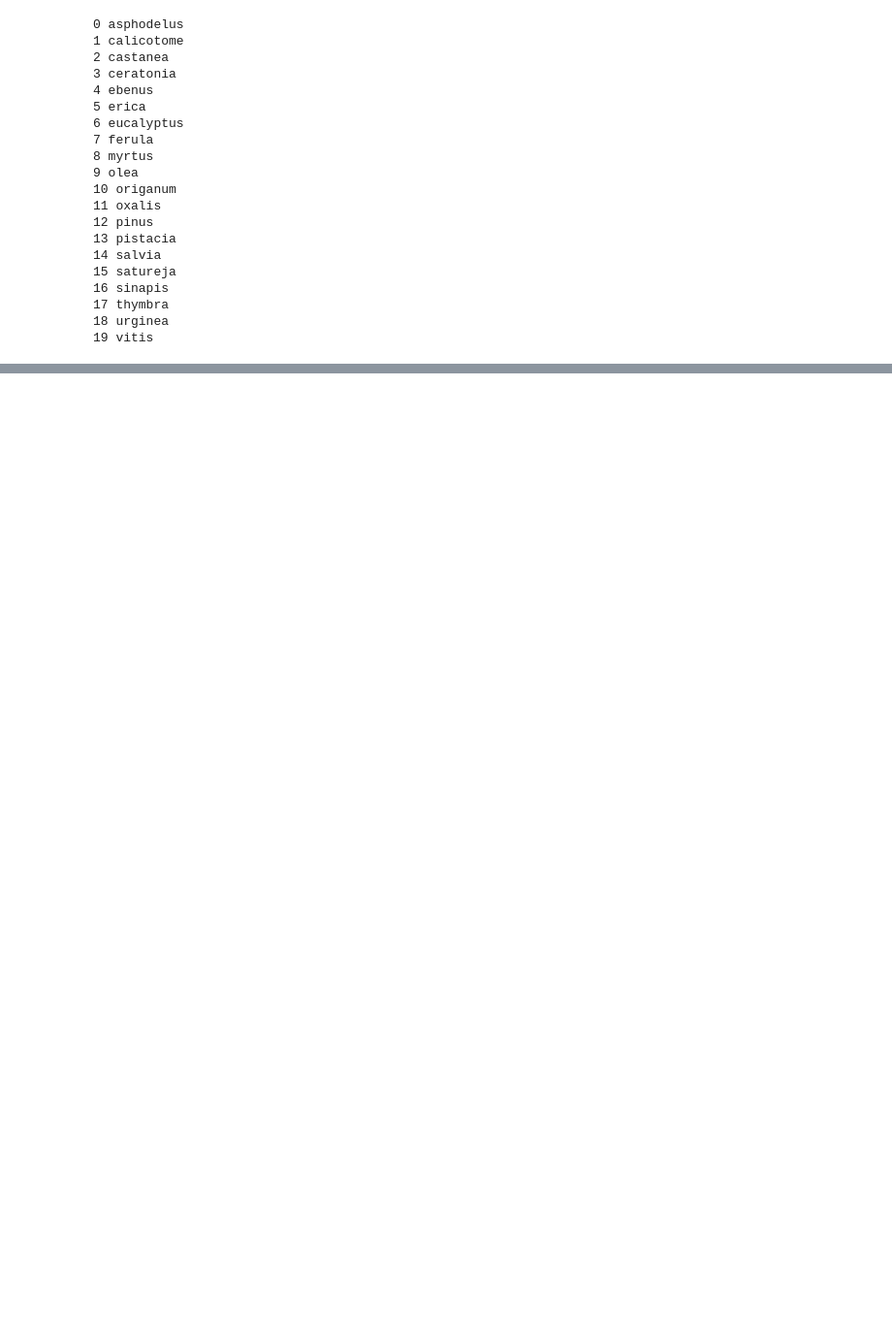
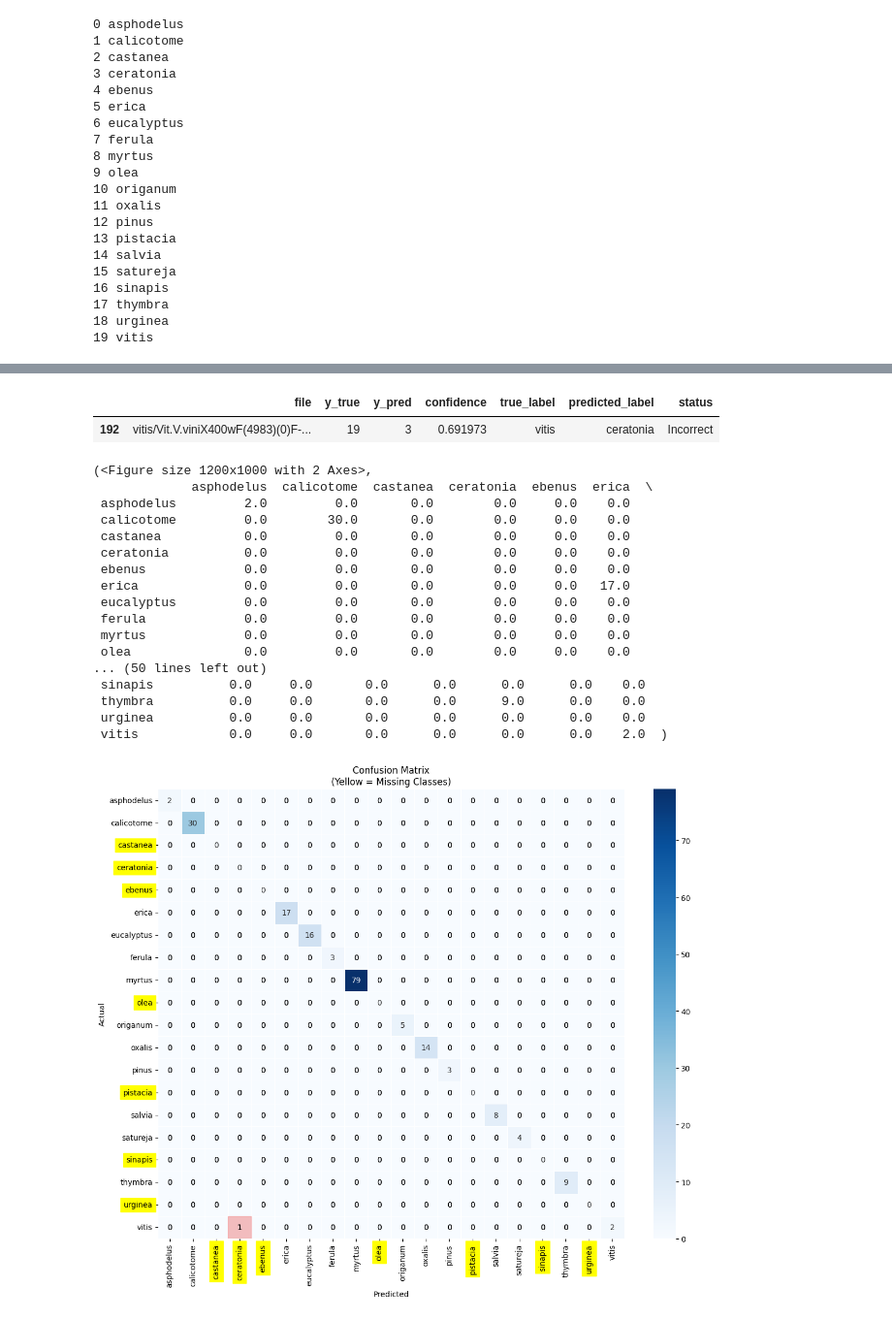
Before and after one commit to jczars/Pollen-Classification-CBAM, a Jupyter notebook: notebooks/reports_gen_views_builds.ipynb, the cells around one changed output, grey strips where cells are left out. Shown at 97% size. Saved outputs shown, nothing was run; the diff lists cells and outputs as text; code cells hidden in the pictures; blank space fills up the shorter version.

```diff
--- a/notebooks/reports_gen_views_builds.ipynb
+++ b/notebooks/reports_gen_views_builds.ipynb
@@ -423,0 +509,5 @@ Error:
+# %%
+df_incorrect
+# %% [output]
+|  | file | y_true | y_pred | confidence | true_label | predicted_label | status |
+| 192 | vitis/Vit.V.viniX400wF(4983)(0)F-... | 19 | 3 | 0.691973 | vitis | ceratonia | Incorrect |
@@ -423,0 +587,21 @@ Error:
+# %%
+generate_confusion_matrix(y_true_mapped, categories, y_pred, present_labels, normalize=False)
+# %% [output]
+(<Figure size 1200x1000 with 2 Axes>,
+             asphodelus  calicotome  castanea  ceratonia  ebenus  erica  \
+ asphodelus         2.0         0.0       0.0        0.0     0.0    0.0
+ calicotome         0.0        30.0       0.0        0.0     0.0    0.0
+ castanea           0.0         0.0       0.0        0.0     0.0    0.0
+ ceratonia          0.0         0.0       0.0        0.0     0.0    0.0
+ ebenus             0.0         0.0       0.0        0.0     0.0    0.0
+ erica              0.0         0.0       0.0        0.0     0.0   17.0
+ eucalyptus         0.0         0.0       0.0        0.0     0.0    0.0
+ ferula             0.0         0.0       0.0        0.0     0.0    0.0
+ myrtus             0.0         0.0       0.0        0.0     0.0    0.0
+ olea               0.0         0.0       0.0        0.0     0.0    0.0
+... (50 lines left out)
+ sinapis          0.0     0.0       0.0      0.0      0.0      0.0    0.0
+ thymbra          0.0     0.0       0.0      0.0      9.0      0.0    0.0
+ urginea          0.0     0.0       0.0      0.0      0.0      0.0    0.0
+ vitis            0.0     0.0       0.0      0.0      0.0      0.0    2.0  )
+[figure, added]
```
Also changed, not shown: parts of 24 cells of this notebook, 2 other files.
